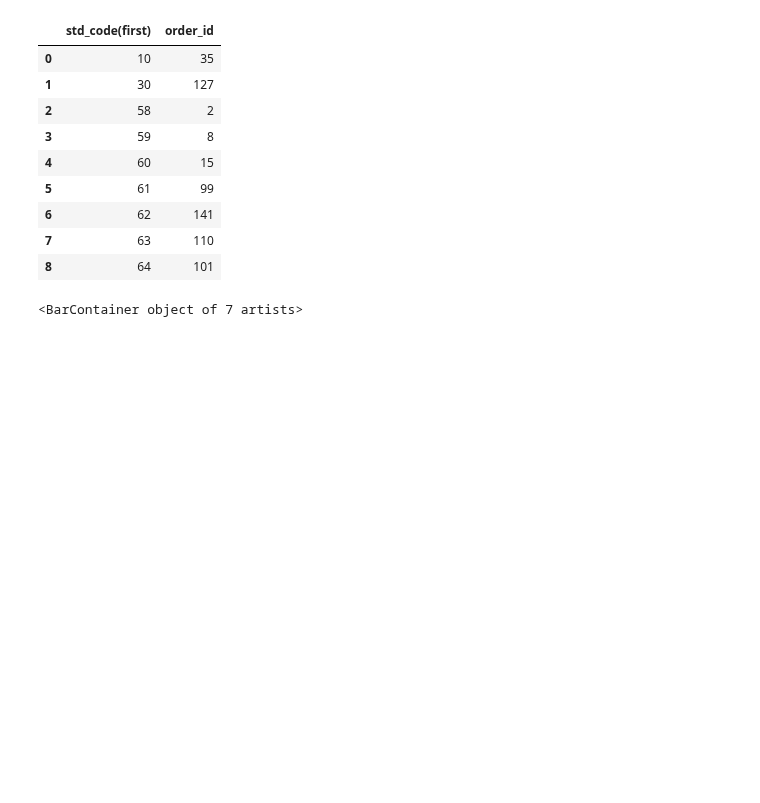
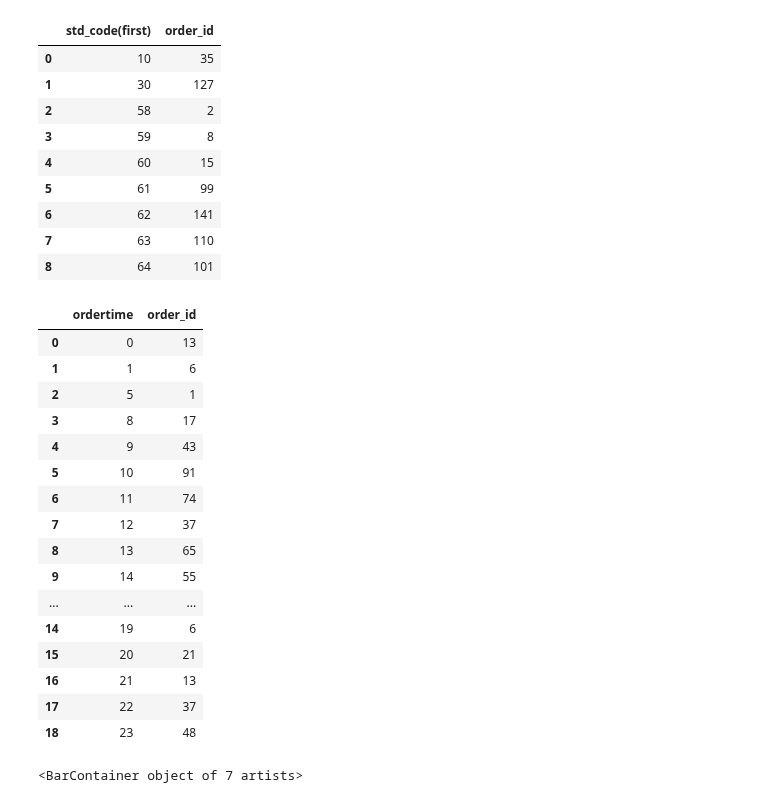
Before and after one commit to nichakornchaisuwan/DWDM21, a Jupyter notebook: Manage_data_ipynb.ipynb, the cells around one changed output. Drawn from its saved outputs; the diff is of its cells as text; code cells hidden in the pictures; blank space fills up the shorter version.

```diff
--- a/Manage_data_ipynb.ipynb
+++ b/Manage_data_ipynb.ipynb
@@ -165,6 +167,27 @@ data_USLUser1
 | 6 | 62 | 141 |
 | 7 | 63 | 110 |
 | 8 | 64 | 101 |
+# %%
+data_USLtime = data_USL.groupby(['ordertime']).count().reset_index().iloc[:,:2]  ## ช่วงเวลาการเข้าใช้งานห้องสมุด แบบรายชั่วโมง
+data_USLtime
+# %% [output]
+|  | ordertime | order_id |
+| 0 | 0 | 13 |
+| 1 | 1 | 6 |
+| 2 | 5 | 1 |
+| 3 | 8 | 17 |
+| 4 | 9 | 43 |
+| 5 | 10 | 91 |
+| 6 | 11 | 74 |
+| 7 | 12 | 37 |
+| 8 | 13 | 65 |
+| 9 | 14 | 55 |
+| ... | ... | ... |
+| 14 | 19 | 6 |
+| 15 | 20 | 21 |
+| 16 | 21 | 13 |
+| 17 | 22 | 37 |
+| 18 | 23 | 48 |
 # %%
 from matplotlib import pyplot as plt
 # %%
```
Also changed, not shown: parts of 14 cells of this notebook.
